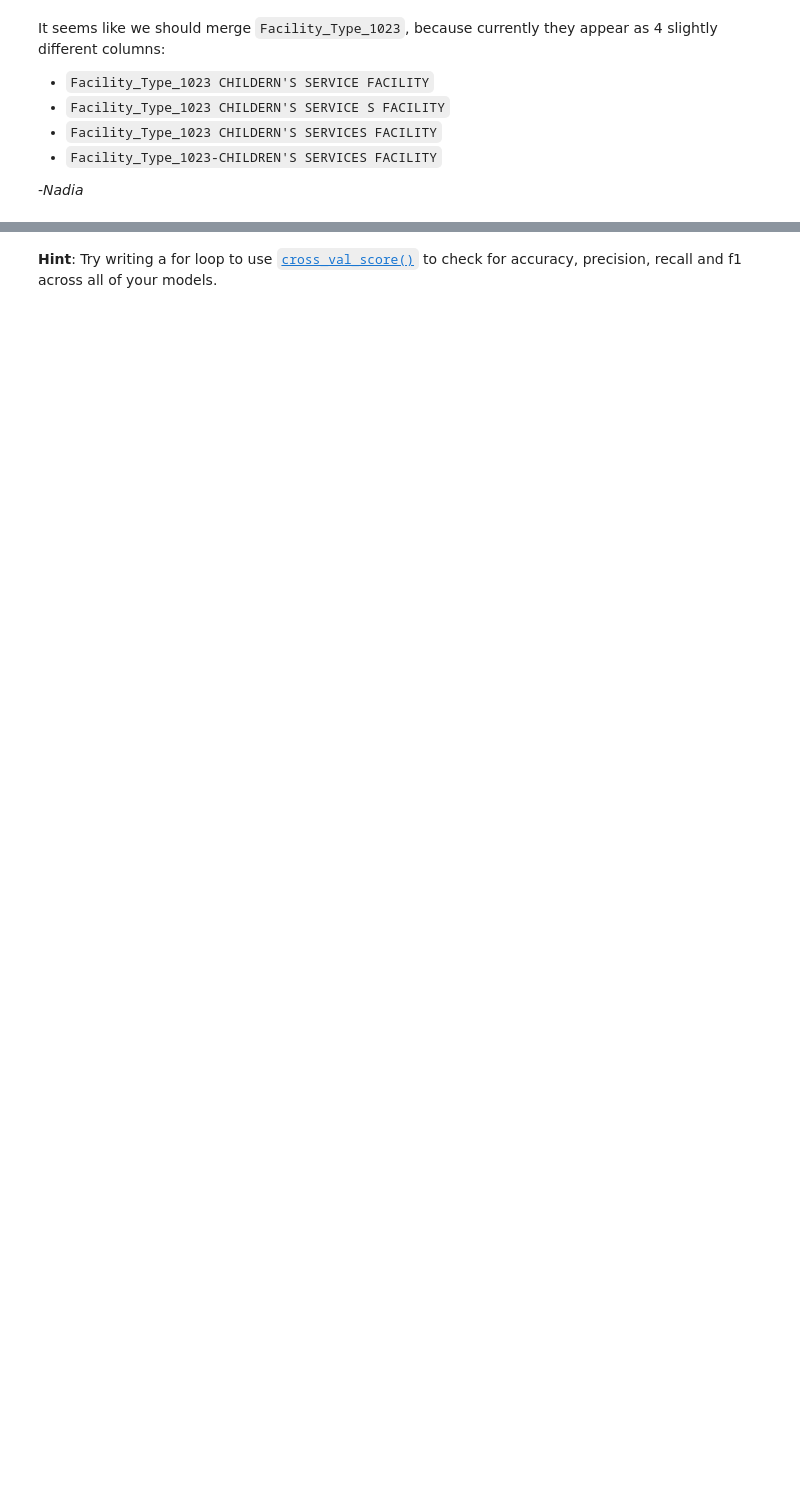
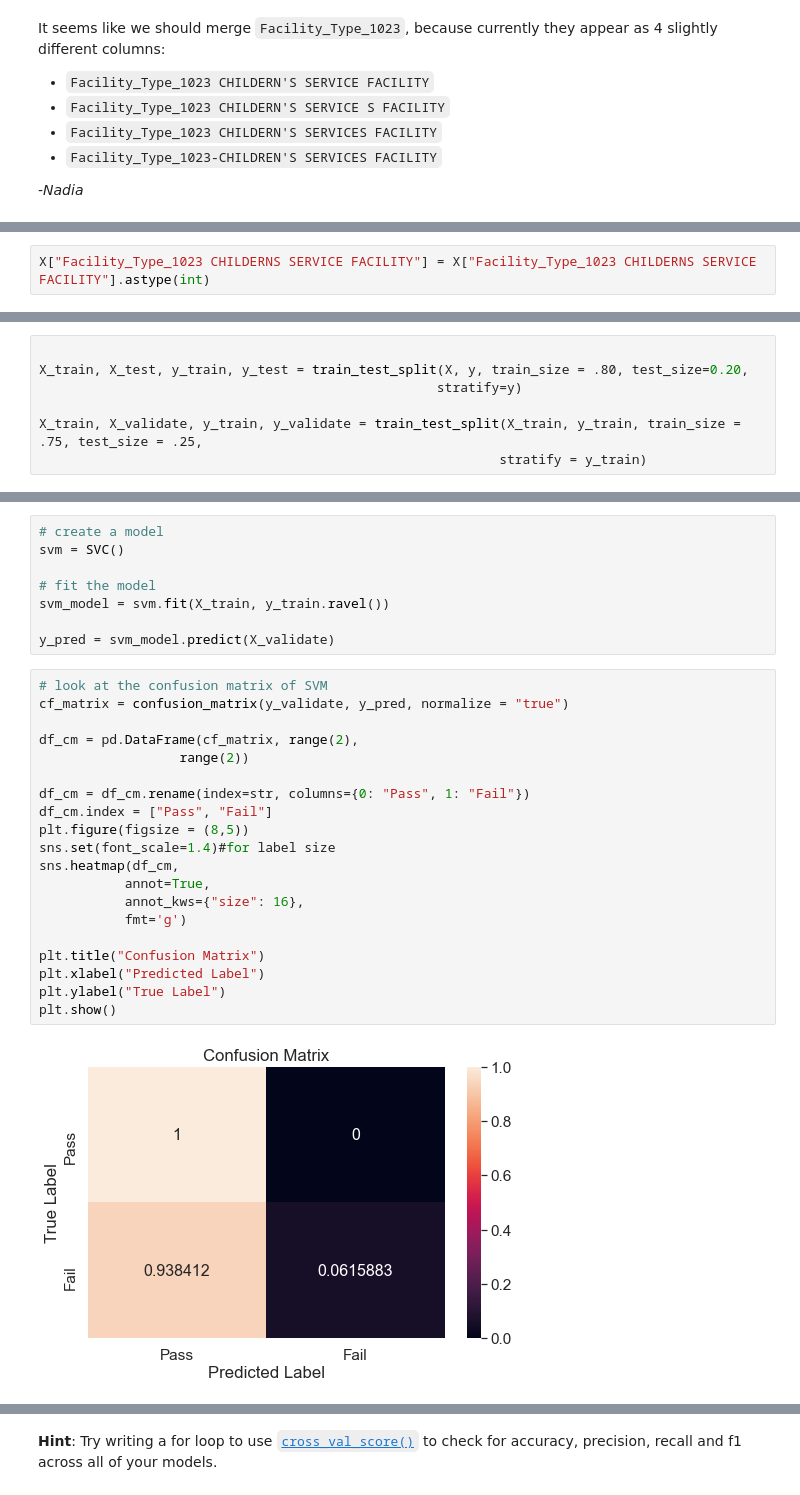
Before and after one commit to Luyi2/CSS_Project3_Team5_Fall2021, a Jupyter notebook: Project 3_Group-5.ipynb, the cells around one changed output, grey strips where cells are left out. Drawn from its saved outputs; the diff is of its cells as text; blank space fills up the shorter version.

```diff
--- a/Project 3_Group-5.ipynb
+++ b/Project 3_Group-5.ipynb
@@ -176,0 +216,2 @@ It seems like we should merge `Facility_Type_1023`, because currently they appea
+# %%
+X["Facility_Type_1023 CHILDERNS SERVICE FACILITY"] = X["Facility_Type_1023 CHILDERNS SERVICE FACILITY"].astype(int)
@@ -178,0 +232,7 @@ It seems like we should merge `Facility_Type_1023`, because currently they appea
+# %%
+
+X_train, X_test, y_train, y_test = train_test_split(X, y, train_size = .80, test_size=0.20,
+                                                   stratify=y)
+
+X_train, X_validate, y_train, y_validate = train_test_split(X_train, y_train, train_size = .75, test_size = .25,
+                                                           stratify = y_train)
@@ -184,3 +254,33 @@ Be sure to do the following:
 1. Import the appropriate library from sklearn
 2. Set up a hyperparameter grid (check out our previous labs to see how to do this)
 3. Find the best hyperparameters, and then fit your model (using train/validation splits or cross-validation)
+# %%
+# create a model
+svm = SVC()
+
+# fit the model
+svm_model = svm.fit(X_train, y_train.ravel())
+
+y_pred = svm_model.predict(X_validate)
+# %%
+# look at the confusion matrix of SVM
+cf_matrix = confusion_matrix(y_validate, y_pred, normalize = "true")
+
+df_cm = pd.DataFrame(cf_matrix, range(2),
+                  range(2))
+
+df_cm = df_cm.rename(index=str, columns={0: "Pass", 1: "Fail"})
+df_cm.index = ["Pass", "Fail"]
+plt.figure(figsize = (8,5))
+sns.set(font_scale=1.4)#for label size
+sns.heatmap(df_cm,
+           annot=True,
+           annot_kws={"size": 16},
+           fmt='g')
+
+plt.title("Confusion Matrix")
+plt.xlabel("Predicted Label")
+plt.ylabel("True Label")
+plt.show()
+# %% [output]
+[figure, added]
```
Also changed, not shown: parts of 33 cells of this notebook, 2 other files.
